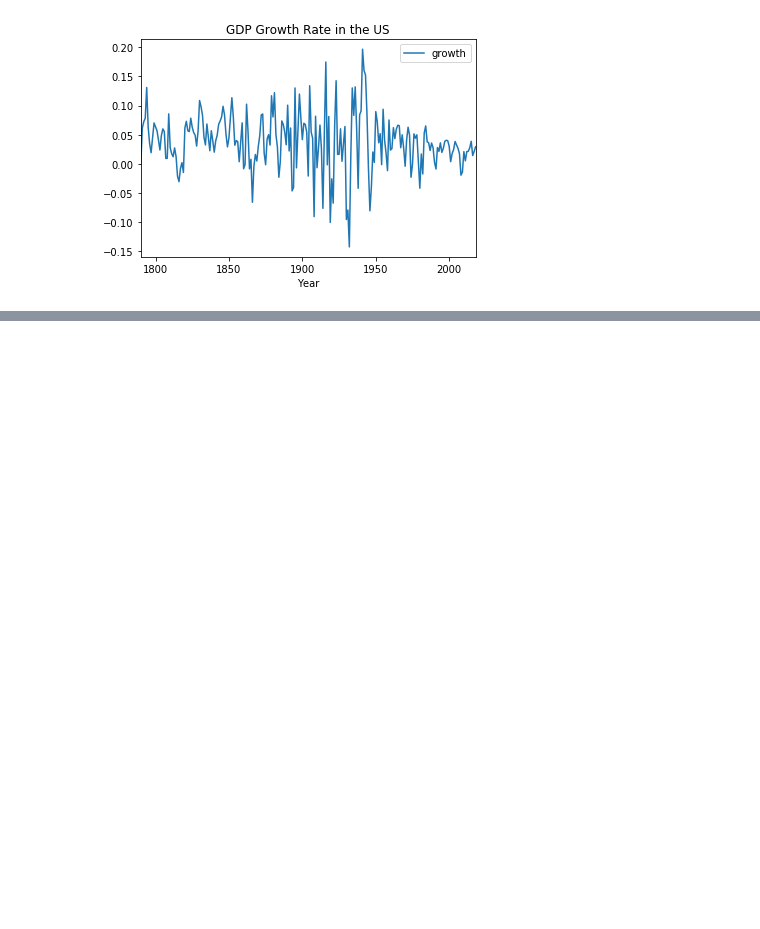
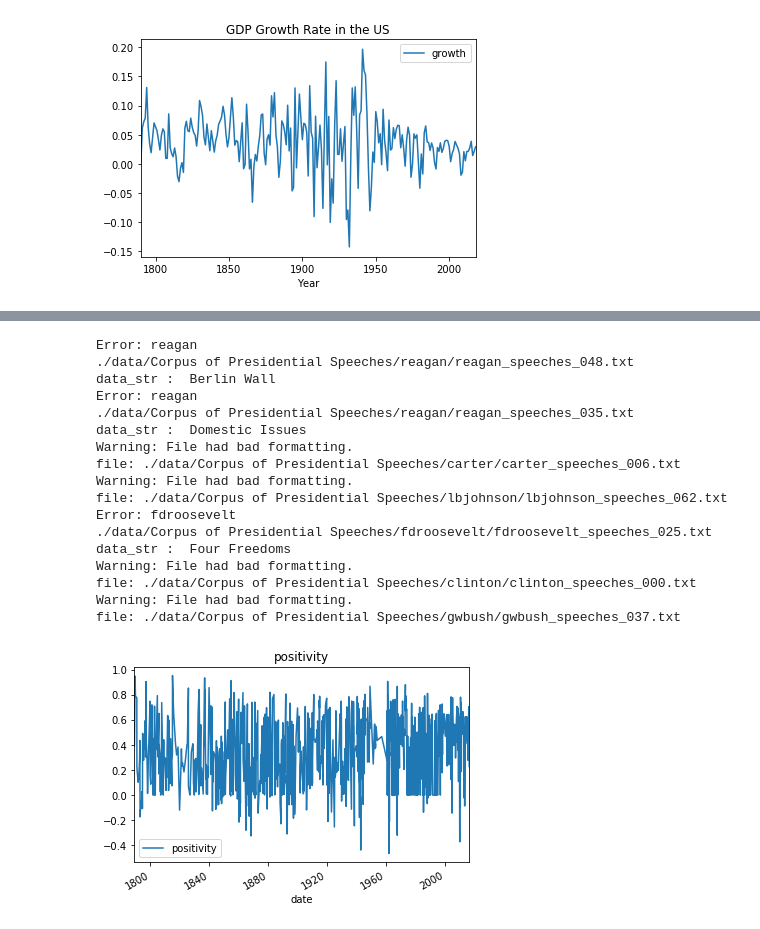
Before and after one commit to Surfincolin/positive-speak, a Jupyter notebook: PositiveSpeak.ipynb, the cells around one changed output, grey strips where cells are left out. Saved outputs shown, nothing was run; the diff lists cells and outputs as text; code cells hidden in the pictures; blank space fills up the shorter version.

Commit message:
positivity over time chart

```diff
--- a/PositiveSpeak.ipynb
+++ b/PositiveSpeak.ipynb
@@ -123,0 +159,49 @@ Speech polarity : 0.6933820962041617
+# %%
+positivity_df = pd.DataFrame(columns=['date', 'president', 'speech', 'positivity'])
+
+# test_file = './data/Corpus of Presidential Speeches/washington/washington_speeches_000.txt'
+# interview_test_file = './data/Corpus of Presidential Speeches/coolidge/coolidge_speeches_000.txt'
+# date_test_file = './data/Corpus of Presidential Speeches/reagan/reagan_speeches_048.txt'
+# weird_format_file = './data/Corpus of Presidential Speeches/carter/carter_speeches_006.txt'
+# speech = process_speech_file(test_file, 'washington')
+# print(speech.speech, speech.positivity)
+
+# positivity_df = positivity_df.append(speech.get_dict(), ignore_index=True)
+
+speech_dir = './data/Corpus of Presidential Speeches'
+contents = listdir(speech_dir)
+for f in contents:
+    loc = join(speech_dir, f)
+    if not isfile(loc):
+        for file_name in listdir(loc):
+            file_str = join(loc, file_name)
+            if isfile(file_str):
+#                 print(file_name)
+                result = process_speech_file(file_str, f)
+                if result is not None:
+                    positivity_df = positivity_df.append(result.get_dict(), ignore_index=True)
+
+positivity_df
+
+positive_chart = positivity_df[['date', 'positivity']].plot.line(x = 'date', y = 'positivity')
+plt.title('positivity')
+plt.show(positive_chart)
+# %% [output]
+Error: reagan
+./data/Corpus of Presidential Speeches/reagan/reagan_speeches_048.txt
+data_str :  Berlin Wall
+Error: reagan
+./data/Corpus of Presidential Speeches/reagan/reagan_speeches_035.txt
+data_str :  Domestic Issues
+Warning: File had bad formatting.
+file: ./data/Corpus of Presidential Speeches/carter/carter_speeches_006.txt
+Warning: File had bad formatting.
+file: ./data/Corpus of Presidential Speeches/lbjohnson/lbjohnson_speeches_062.txt
+Error: fdroosevelt
+./data/Corpus of Presidential Speeches/fdroosevelt/fdroosevelt_speeches_025.txt
+data_str :  Four Freedoms
+Warning: File had bad formatting.
+file: ./data/Corpus of Presidential Speeches/clinton/clinton_speeches_000.txt
+Warning: File had bad formatting.
+file: ./data/Corpus of Presidential Speeches/gwbush/gwbush_speeches_037.txt
+[figure, added]
```
Also changed, not shown: parts of 2 cells of this notebook.
